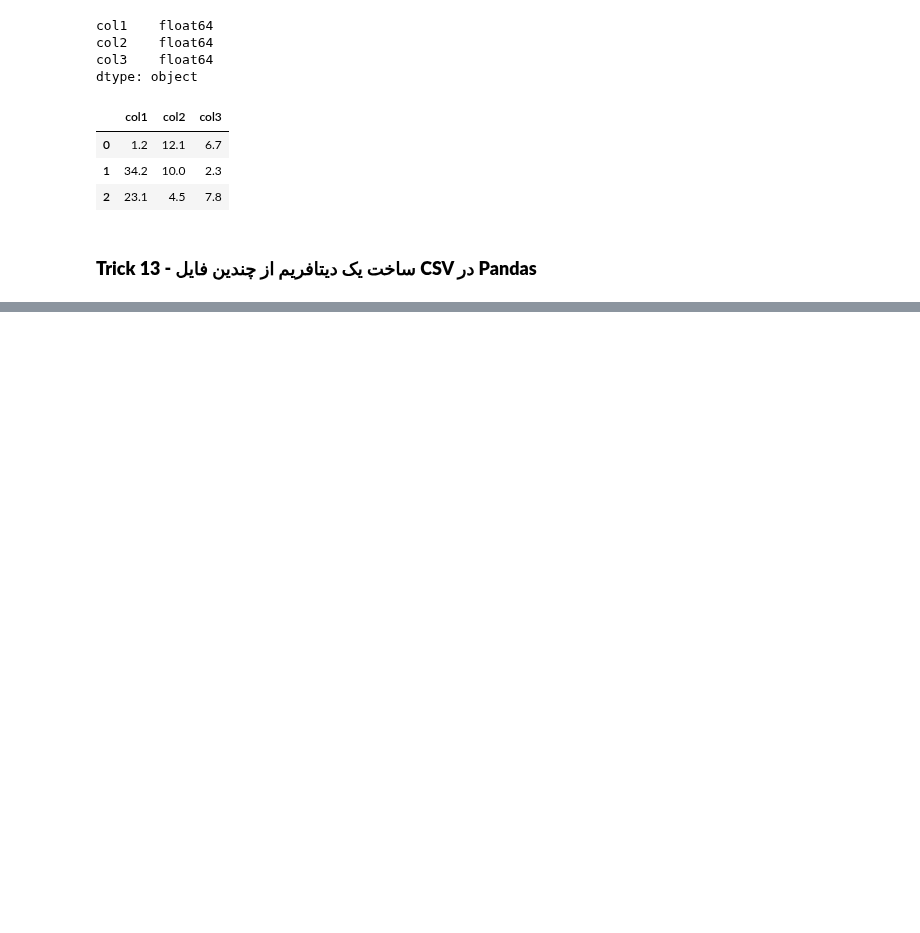
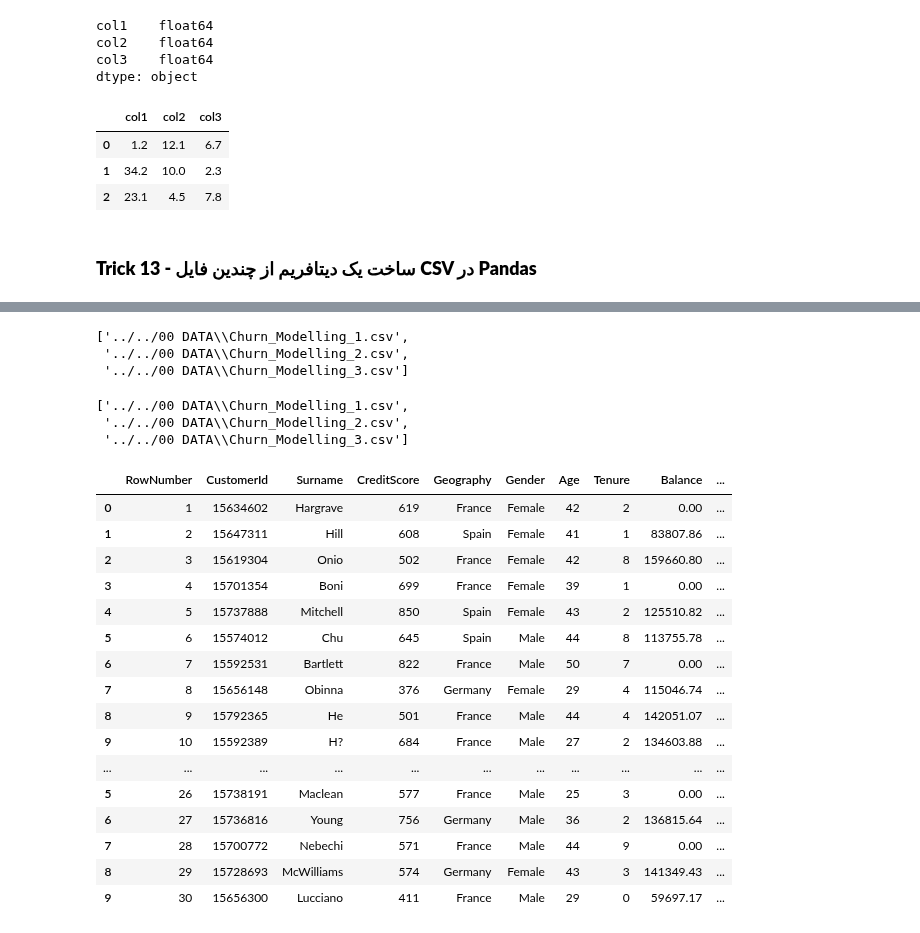
Before and after one commit to poorialari2017/ML_git001, a Jupyter notebook: MLproj002/Pooria/01 Preprocessing/Pandas/02 30Trick of Pandas.ipynb, the cells around one changed output, grey strips where cells are left out. Saved outputs shown, nothing was run; the diff lists cells and outputs as text; code cells hidden in the pictures; blank space fills up the shorter version.

Commit message:
Completing the 30Trick of pandas file, add data

```diff
--- a/MLproj002/Pooria/01 Preprocessing/Pandas/02 30Trick of Pandas.ipynb
+++ b/MLproj002/Pooria/01 Preprocessing/Pandas/02 30Trick of Pandas.ipynb
@@ -980,0 +1028,40 @@ dft12_convert
+# %%
+#churn_full_files = glob.glob('../../00 DATA/Churn_Modelling_*.csv')
+#hurn_full_files = sorted(churn_full_files)
+churn_full_files = sorted(glob('../../00 DATA/Churn_Modelling_*.csv'))
+churn_full_files
+# %% [output]
+['../../00 DATA\\Churn_Modelling_1.csv',
+ '../../00 DATA\\Churn_Modelling_2.csv',
+ '../../00 DATA\\Churn_Modelling_3.csv']
+# %%
+dft13 = churn_full_files
+dft13
+
+# این کار غلطه
+# %% [output]
+['../../00 DATA\\Churn_Modelling_1.csv',
+ '../../00 DATA\\Churn_Modelling_2.csv',
+ '../../00 DATA\\Churn_Modelling_3.csv']
+# %%
+
+dft13 = pd.concat((pd.read_csv(file) for file in churn_full_files))
+dft13
+# %% [output]
+|  | RowNumber | CustomerId | Surname | CreditScore | Geography | Gender | Age | Tenure | Balance | ... |
+| 0 | 1 | 15634602 | Hargrave | 619 | France | Female | 42 | 2 | 0.00 | ... |
+| 1 | 2 | 15647311 | Hill | 608 | Spain | Female | 41 | 1 | 83807.86 | ... |
+| 2 | 3 | 15619304 | Onio | 502 | France | Female | 42 | 8 | 159660.80 | ... |
+| 3 | 4 | 15701354 | Boni | 699 | France | Female | 39 | 1 | 0.00 | ... |
+| 4 | 5 | 15737888 | Mitchell | 850 | Spain | Female | 43 | 2 | 125510.82 | ... |
+| 5 | 6 | 15574012 | Chu | 645 | Spain | Male | 44 | 8 | 113755.78 | ... |
+| 6 | 7 | 15592531 | Bartlett | 822 | France | Male | 50 | 7 | 0.00 | ... |
+| 7 | 8 | 15656148 | Obinna | 376 | Germany | Female | 29 | 4 | 115046.74 | ... |
+| 8 | 9 | 15792365 | He | 501 | France | Male | 44 | 4 | 142051.07 | ... |
+| 9 | 10 | 15592389 | H? | 684 | France | Male | 27 | 2 | 134603.88 | ... |
+| ... | ... | ... | ... | ... | ... | ... | ... | ... | ... | ... |
+| 5 | 26 | 15738191 | Maclean | 577 | France | Male | 25 | 3 | 0.00 | ... |
+| 6 | 27 | 15736816 | Young | 756 | Germany | Male | 36 | 2 | 136815.64 | ... |
+| 7 | 28 | 15700772 | Nebechi | 571 | France | Male | 44 | 9 | 0.00 | ... |
+| 8 | 29 | 15728693 | McWilliams | 574 | Germany | Female | 43 | 3 | 141349.43 | ... |
+| 9 | 30 | 15656300 | Lucciano | 411 | France | Male | 29 | 0 | 59697.17 | ... |
```
Also changed, not shown: parts of 9 cells of this notebook, 3 other files.
